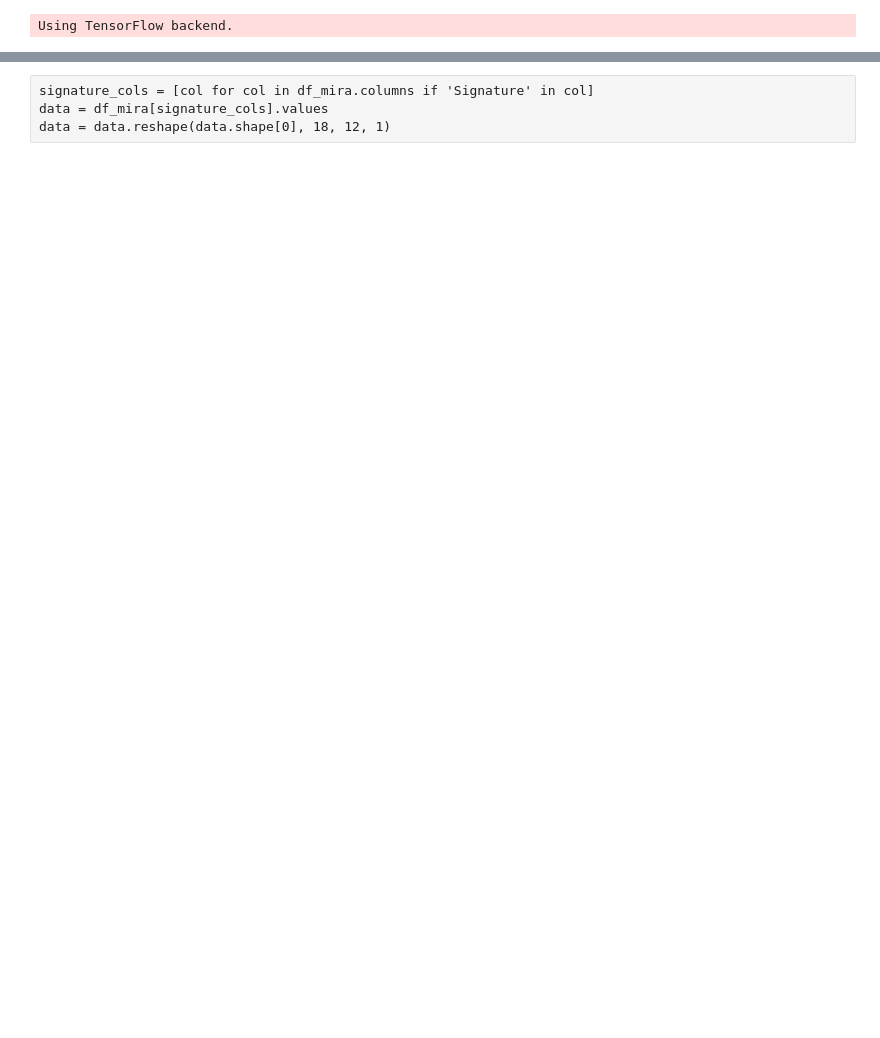
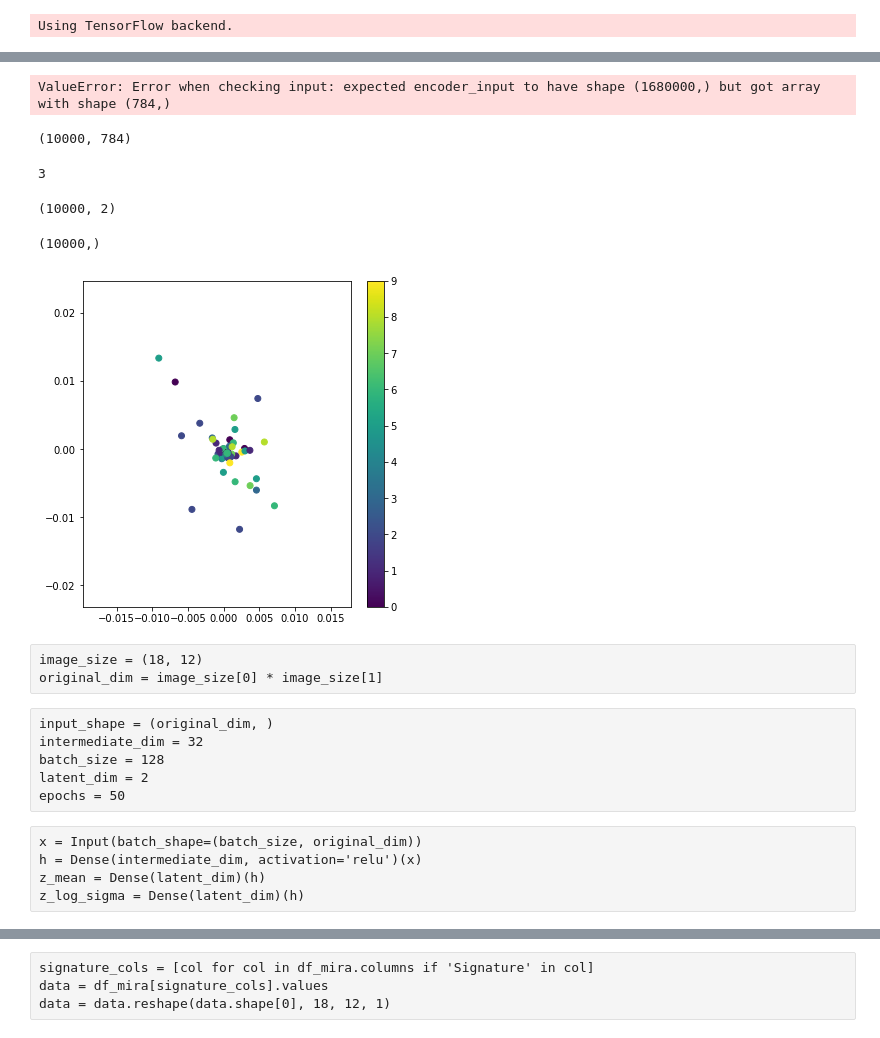
Before and after one commit to BrunoSanchez/var_signature, a Jupyter notebook: 02-VAE_autoencoders_ATLAS.ipynb, the cells around one changed output, grey strips where cells are left out. Drawn from its saved outputs; the diff is of its cells as text; code cells hidden in the pictures; blank space fills up the shorter version.

```diff
--- a/02-VAE_autoencoders_ATLAS.ipynb
+++ b/02-VAE_autoencoders_ATLAS.ipynb
@@ -258,0 +192,53 @@ autoencoder.compile(optimizer='adadelta', loss='binary_crossentropy')
+# %%
+def vae_loss(x, x_decoded_mean):
+    xent_loss = binary_crossentropy(x, x_decoded_mean)
+    kl_loss = - 0.5 * K.mean(1 + z_log_var - K.square(z_mean) - K.exp(z_log_var), axis=-1)
+    return xent_loss + kl_loss
+
+vae.compile(optimizer='rmsprop', loss=vae_loss)
+# %%
+x_train = x_train.reshape((len(x_train), np.prod(x_train.shape[1:])))
+x_test = x_test.reshape((len(x_test), np.prod(x_test.shape[1:])))
+# %%
+vae.fit(x_train, x_train, epochs=epochs, batch_size=batch_size, validation_data=(x_test, x_test))
+# %% [output]
+ValueError: Error when checking input: expected encoder_input to have shape (1680000,) but got array with shape (784,)
+# %%
+x_test.shape
+# %% [output]
+(10000, 784)
+# %%
+x_test_encoded = encoder.predict(x_test) #, batch_size=batch_size)
+# %%
+len(x_test_encoded)
+# %% [output]
+3
+# %%
+x_test_encoded[0].shape
+# %% [output]
+(10000, 2)
+# %%
+y_test.shape
+# %% [output]
+(10000,)
+# %%
+plt.figure(figsize=(6, 6))
+plt.scatter(x_test_encoded[0][:, 0], x_test_encoded[0][:, 1], c=y_test)
+plt.colorbar()
+plt.show()
+# %% [output]
+[figure, added]
+# %% [raw]
+image_size = (18, 12)
+original_dim = image_size[0] * image_size[1]
+# %% [raw]
+input_shape = (original_dim, )
+intermediate_dim = 32
+batch_size = 128
+latent_dim = 2
+epochs = 50
+# %% [raw]
+x = Input(batch_shape=(batch_size, original_dim))
+h = Dense(intermediate_dim, activation='relu')(x)
+z_mean = Dense(latent_dim)(h)
+z_log_sigma = Dense(latent_dim)(h)
```
Also changed, not shown: parts of 47 cells of this notebook, 9 other files.
